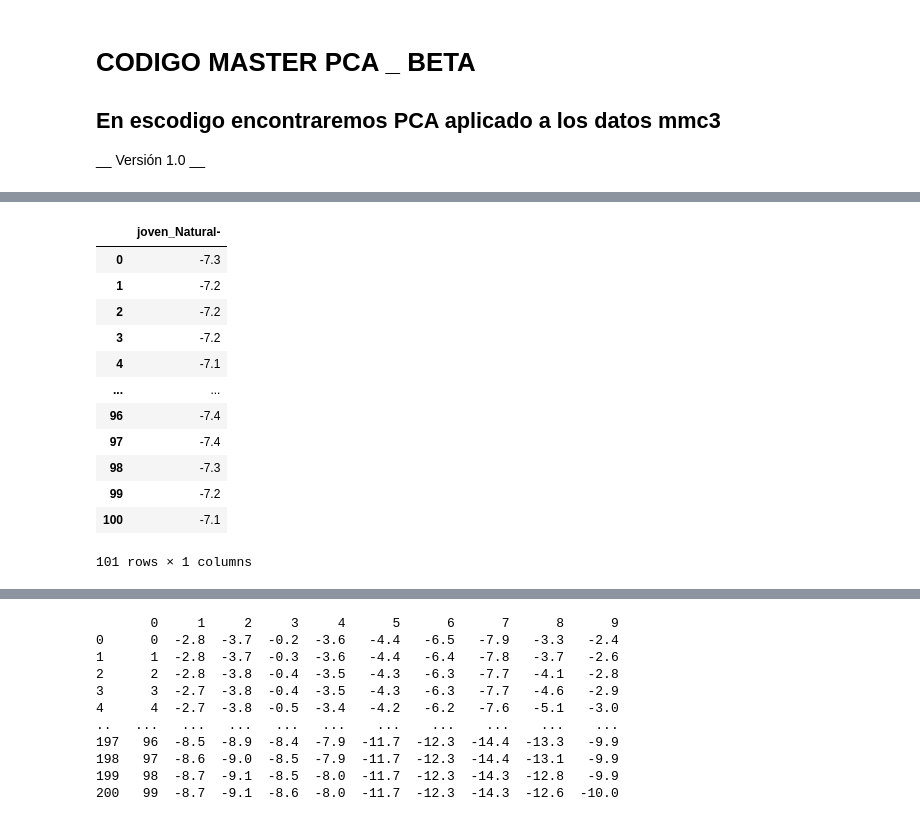
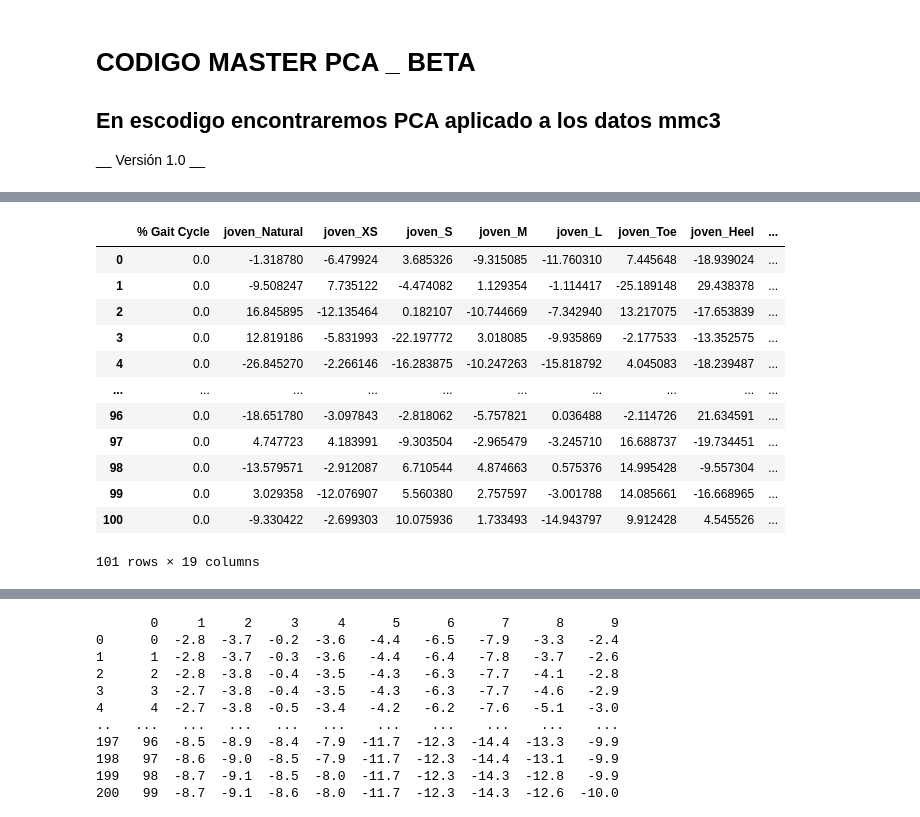
Before and after one commit to Beta628427/Tesis, a Jupyter notebook: 2_Beta___Cod/Beta_PCA/PCA_Cod_master_v1.ipynb, the cells around one changed output, grey strips where cells are left out. Saved outputs shown, nothing was run; the diff lists cells and outputs as text; code cells hidden in the pictures.

```diff
--- a/2_Beta___Cod/Beta_PCA/PCA_Cod_master_v1.ipynb
+++ b/2_Beta___Cod/Beta_PCA/PCA_Cod_master_v1.ipynb
@@ -109,17 +194,16 @@ tabla.columns = target_colum # Agregarle targets a las columnas de tabla
 # %%
-personas["p1"] = Pelvic_Ant_Posterior_Tilt
-pd.DataFrame(personas["p1"]["joven_Natural-"])
+pd.DataFrame(personas["p1"])
 # %% [output]
-|  | joven_Natural- |
-| 0 | -7.3 |
-| 1 | -7.2 |
-| 2 | -7.2 |
-| 3 | -7.2 |
-| 4 | -7.1 |
-| ... | ... |
-| 96 | -7.4 |
-| 97 | -7.4 |
-| 98 | -7.3 |
-| 99 | -7.2 |
-| 100 | -7.1 |
+|  | % Gait Cycle | joven_Natural | joven_XS | joven_S | joven_M | joven_L | joven_Toe | joven_Heel | ... |
+| 0 | 0.0 | -1.318780 | -6.479924 | 3.685326 | -9.315085 | -11.760310 | 7.445648 | -18.939024 | ... |
+| 1 | 0.0 | -9.508247 | 7.735122 | -4.474082 | 1.129354 | -1.114417 | -25.189148 | 29.438378 | ... |
+| 2 | 0.0 | 16.845895 | -12.135464 | 0.182107 | -10.744669 | -7.342940 | 13.217075 | -17.653839 | ... |
+| 3 | 0.0 | 12.819186 | -5.831993 | -22.197772 | 3.018085 | -9.935869 | -2.177533 | -13.352575 | ... |
+| 4 | 0.0 | -26.845270 | -2.266146 | -16.283875 | -10.247263 | -15.818792 | 4.045083 | -18.239487 | ... |
+| ... | ... | ... | ... | ... | ... | ... | ... | ... | ... |
+| 96 | 0.0 | -18.651780 | -3.097843 | -2.818062 | -5.757821 | 0.036488 | -2.114726 | 21.634591 | ... |
+| 97 | 0.0 | 4.747723 | 4.183991 | -9.303504 | -2.965479 | -3.245710 | 16.688737 | -19.734451 | ... |
+| 98 | 0.0 | -13.579571 | -2.912087 | 6.710544 | 4.874663 | 0.575376 | 14.995428 | -9.557304 | ... |
+| 99 | 0.0 | 3.029358 | -12.076907 | 5.560380 | 2.757597 | -3.001788 | 14.085661 | -16.668965 | ... |
+| 100 | 0.0 | -9.330422 | -2.699303 | 10.075936 | 1.733493 | -14.943797 | 9.912428 | 4.545526 | ... |
-101 rows × 1 columns
+101 rows × 19 columns
```
Also changed, not shown: parts of 13 cells of this notebook.
